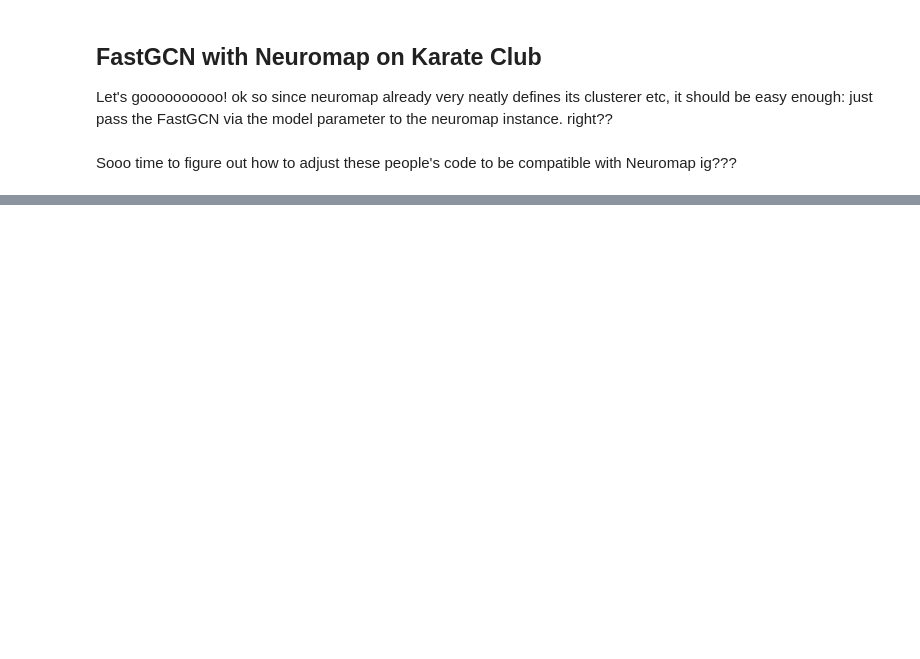
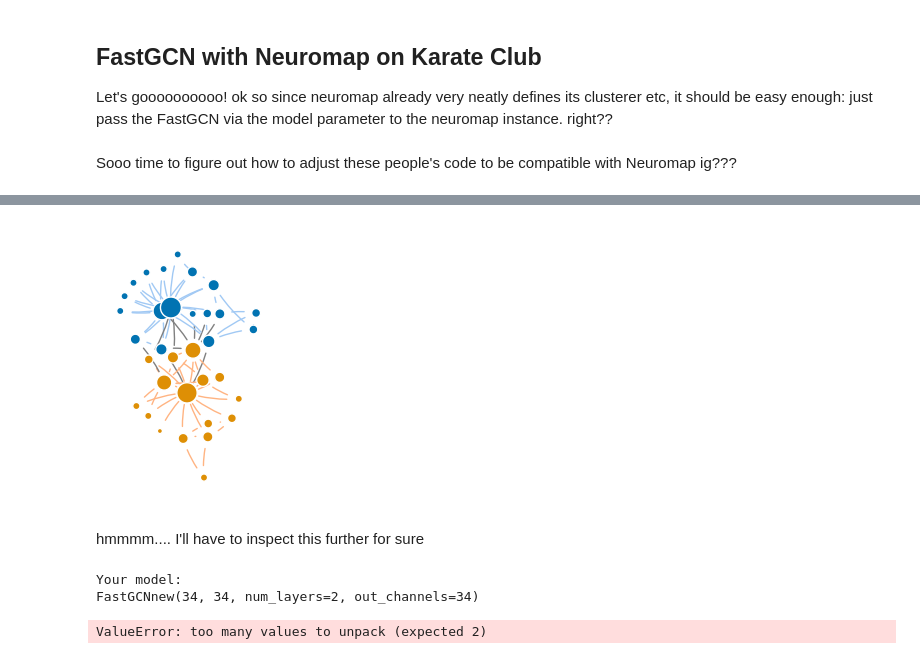
Before and after one commit to lm-schulze/ITI_project, a Jupyter notebook: notebooks/fastGCN_test.ipynb, the cells around one changed output, grey strips where cells are left out. Saved outputs shown, nothing was run; the diff lists cells and outputs as text; code cells hidden in the pictures; blank space fills up the shorter version.

Commit message:
🚧 Trying to adjust FastGCN for Neuromap

```diff
--- a/notebooks/fastGCN_test.ipynb
+++ b/notebooks/fastGCN_test.ipynb
@@ -586,0 +587,26 @@ GCN(34, 3, num_layers=2)
+# %%
+# Neuromap inherits from Clusterer and defines the specific forward method.
+class Neuromap(Clusterer):
+    def __init__(self, model, device: str = "cpu") -> None:
+        super().__init__(model = model, device = device)
+
+        # softmax temperature
+        self.t = Parameter(torch.zeros(1)).to(device = self.device)
+
+
+    def forward(self, x):
+        s = softmax(self.model(x, self.data.edge_index) / sigmoid(self.t), dim = 1)
+
+        if self.training:
+            s = s + 1e-8
+
+        _, _, loss = self.pool(x = x, s = s)
+
+        return loss, s
+
+
+    def fit(self, data: Data, epochs: int, patience: int, lr: float):
+        self.data = data.to(device = self.device)
+        self.pool = MapEquationPooling(adj = data.edge_index, device = self.device)
+
+        return super().fit(data = data, epochs = epochs, patience = patience, lr = lr)
@@ -586,0 +900,12 @@ GCN(34, 3, num_layers=2)
+# %%
+# ------------------------------------------------
+# Declare the model and optimizer
+model = FastGCNadjusted(input_dim=n,
+                        hidden_dims=n,
+                        output_dim=n,
+                        dropout=0.5,
+                        samp_probs=np.ones(n,), # corresponds to uniform, but needs to be adjusted later!!!!!!!
+                        device=device,
+                        use_batch_norms=True
+                )
+print(f"Your model:\n{model}")
@@ -586,0 +940,2 @@ GCN(34, 3, num_layers=2)
+# %%
+L, S = neuromap.fit(data, epochs = 1000, patience = 100, lr = 1e-1)
@@ -586,0 +960,6 @@ GCN(34, 3, num_layers=2)
+# %%
+plot_overlapping(G, S = S, figsize = (3,3))
+# %% [output]
+[figure, added]
+# %% [markdown]
+hmmmm.... I'll have to inspect this further for sure
@@ -586,0 +1501,18 @@ GCN(34, 3, num_layers=2)
+# %%
+model = FastGCNnew(in_channels = n,
+                   hidden_channels = n,
+                   num_layers = 2,
+                   out_channels = n,
+                   dropout= 0.5,
+                   act = "selu")
+
+print(f"Your model:\n{model}")
+
+neuromap = Neuromap(model = model, device = "cpu")
+# %% [output]
+Your model:
+FastGCNnew(34, 34, num_layers=2, out_channels=34)
+# %%
+L, S = neuromap.fit(data, epochs = 1000, patience = 100, lr = 1e-1)
+# %% [output]
+ValueError: too many values to unpack (expected 2)
```
Also changed, not shown: parts of 18 cells of this notebook.
